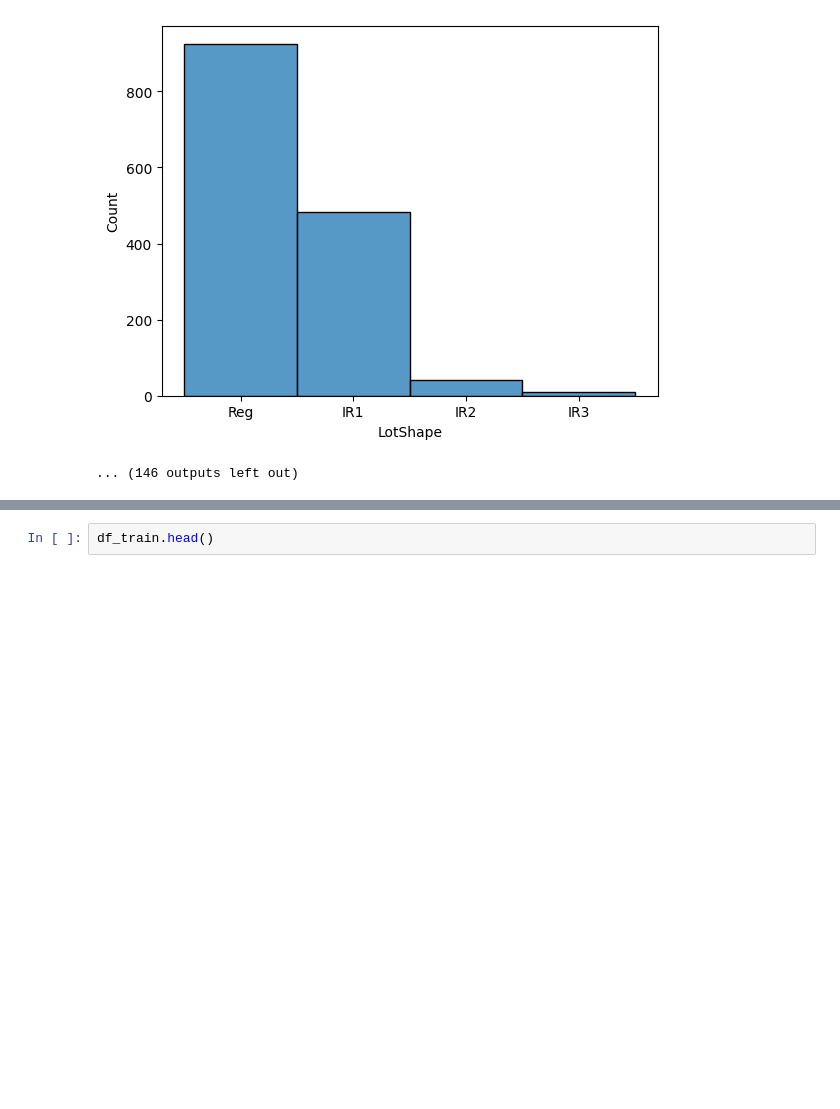
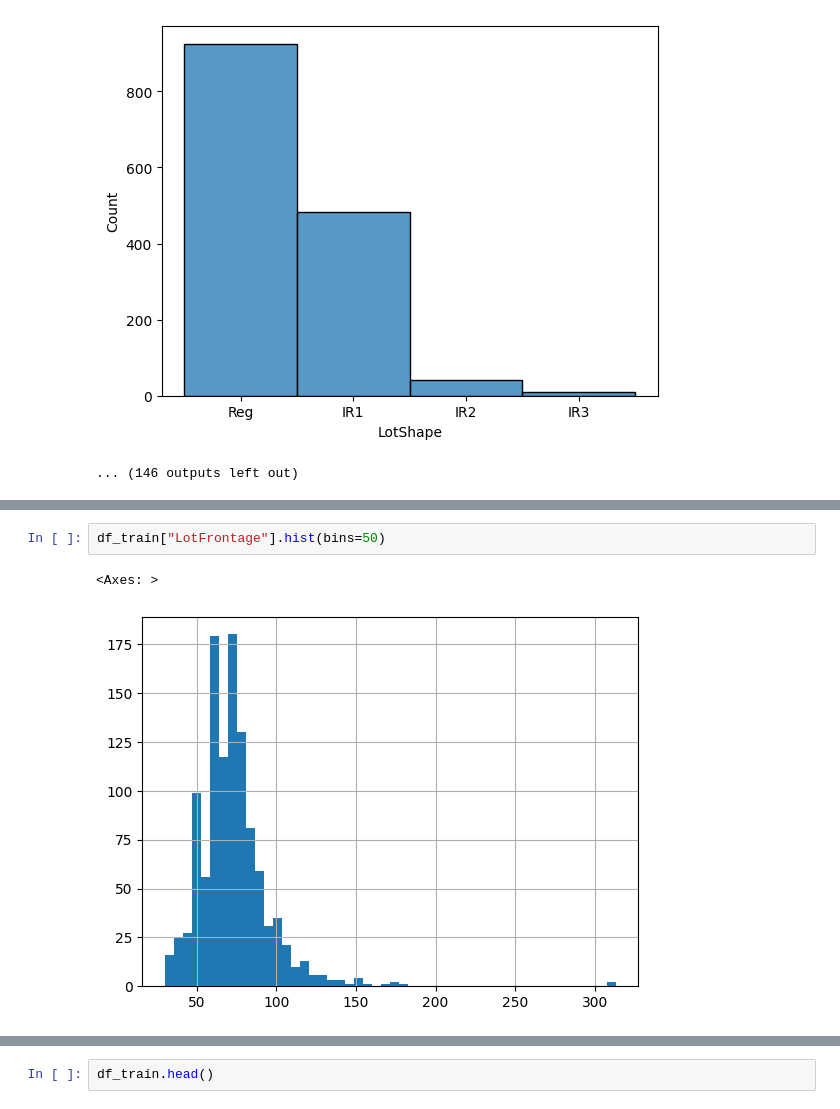
Before and after one commit to armenddsh/house-pricing-prediction-kaggle, a Jupyter notebook: data_exploration.ipynb, the cells around one changed output, grey strips where cells are left out. Drawn from its saved outputs; the diff is of its cells as text; blank space fills up the shorter version.

```diff
--- a/data_exploration.ipynb
+++ b/data_exploration.ipynb
@@ -199,0 +220,5 @@ Name: LotShape, dtype: object
+# %%
+df_train["LotFrontage"].hist(bins=50)
+# %% [output]
+<Axes: >
+[figure, added]
```
Also changed, not shown: parts of 5 cells of this notebook, 1 other file.
